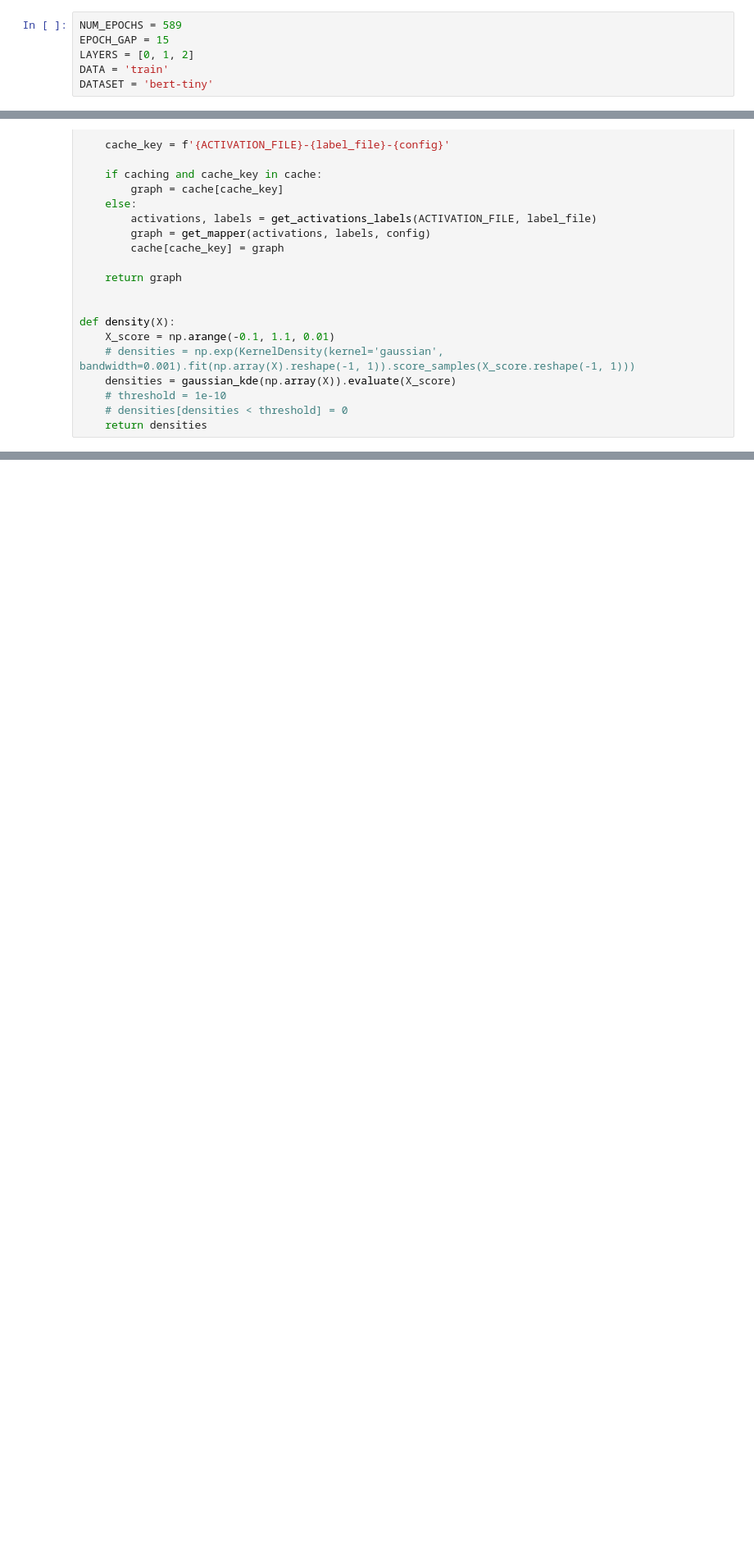
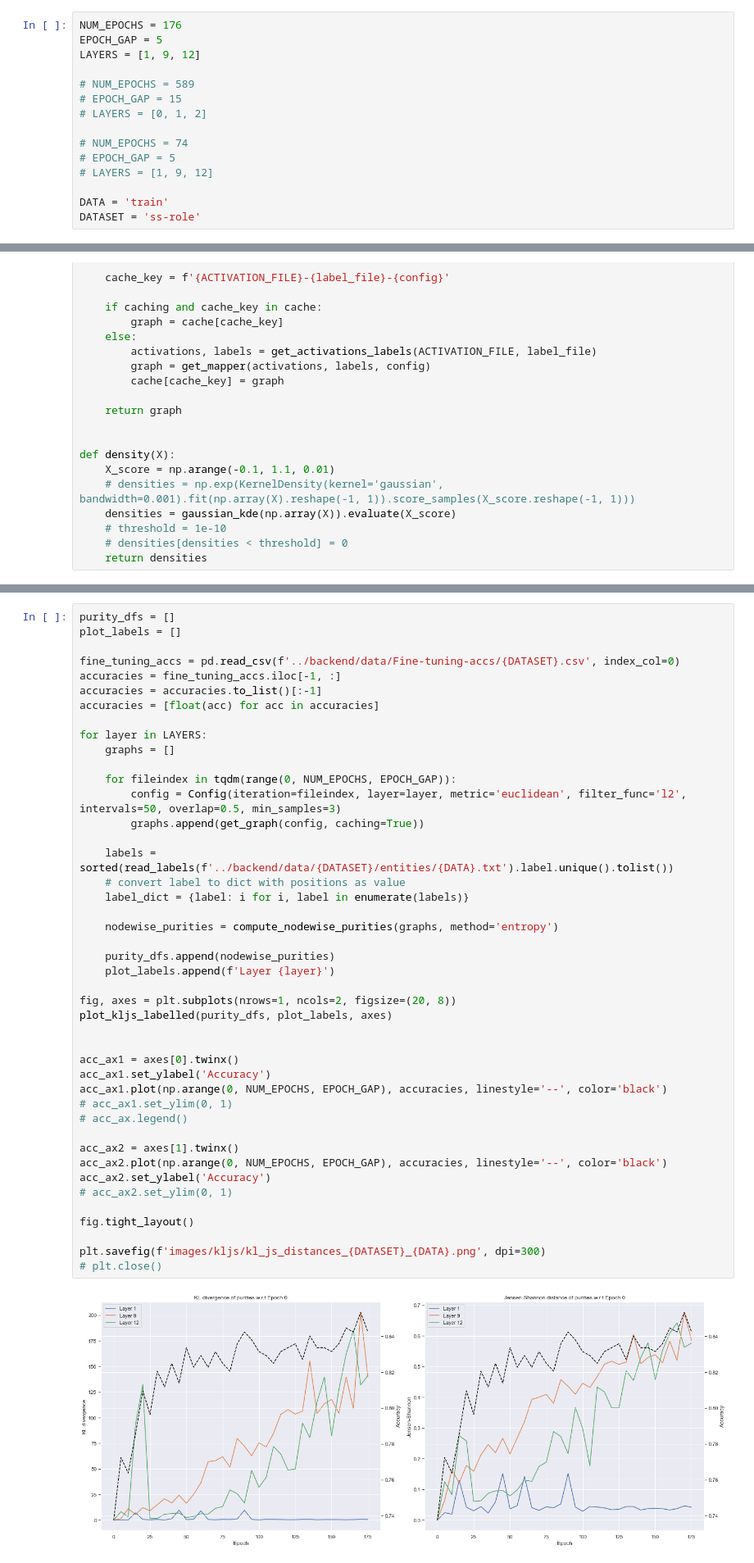
Before and after one commit to tdavislab/TopoBERT, a Jupyter notebook: notebooks/impuritiesv3.ipynb, the cells around one changed output, grey strips where cells are left out. Shown at 82% size. Saved outputs shown, nothing was run; the diff lists cells and outputs as text; blank space fills up the shorter version.

```diff
--- a/notebooks/impuritiesv3.ipynb
+++ b/notebooks/impuritiesv3.ipynb
@@ -24,11 +24,20 @@ from scipy.stats import gaussian_kde
 sns.set()
 cache = Cache('./cachev3/')
 # %%
-NUM_EPOCHS = 589
-EPOCH_GAP = 15
-LAYERS = [0, 1, 2]
+NUM_EPOCHS = 176
+EPOCH_GAP = 5
+LAYERS = [1, 9, 12]
+
+# NUM_EPOCHS = 589
+# EPOCH_GAP = 15
+# LAYERS = [0, 1, 2]
+
+# NUM_EPOCHS = 74
+# EPOCH_GAP = 5
+# LAYERS = [1, 9, 12]
+
 DATA = 'train'
-DATASET = 'bert-tiny'
+DATASET = 'ss-role'
 # %%
 @dataclass
 class Config:
@@ -301,3 +342,49 @@ for layer in LAYERS:
     # pointwise_purities = compute_pointwise_purities(graphs)
     # plot_ridge_plots(pointwise_purities, 'iteration', 'purity')
     # plt.savefig(f'images/purity_dists_v3/pointwise_{DATASET}_layer{LAYER}_{DATA}.png', dpi=300)
+# %%
+purity_dfs = []
+plot_labels = []
+
+fine_tuning_accs = pd.read_csv(f'../backend/data/Fine-tuning-accs/{DATASET}.csv', index_col=0)
+accuracies = fine_tuning_accs.iloc[-1, :]
+accuracies = accuracies.to_list()[:-1]
+accuracies = [float(acc) for acc in accuracies]
+
+for layer in LAYERS:
+    graphs = []
+
+    for fileindex in tqdm(range(0, NUM_EPOCHS, EPOCH_GAP)):
+        config = Config(iteration=fileindex, layer=layer, metric='euclidean', filter_func='l2', intervals=50, overlap=0.5, min_samples=3)
+        graphs.append(get_graph(config, caching=True))
+
+    labels = sorted(read_labels(f'../backend/data/{DATASET}/entities/{DATA}.txt').label.unique().tolist())
+    # convert label to dict with positions as value
+    label_dict = {label: i for i, label in enumerate(labels)}
+
+    nodewise_purities = compute_nodewise_purities(graphs, method='entropy')
+
+    purity_dfs.append(nodewise_purities)
+    plot_labels.append(f'Layer {layer}')
+
+fig, axes = plt.subplots(nrows=1, ncols=2, figsize=(20, 8))
+plot_kljs_labelled(purity_dfs, plot_labels, axes)
+
+
+acc_ax1 = axes[0].twinx()
+acc_ax1.set_ylabel('Accuracy')
+acc_ax1.plot(np.arange(0, NUM_EPOCHS, EPOCH_GAP), accuracies, linestyle='--', color='black')
+# acc_ax1.set_ylim(0, 1)
+# acc_ax.legend()
+
+acc_ax2 = axes[1].twinx()
+acc_ax2.plot(np.arange(0, NUM_EPOCHS, EPOCH_GAP), accuracies, linestyle='--', color='black')
+acc_ax2.set_ylabel('Accuracy')
+# acc_ax2.set_ylim(0, 1)
+
+fig.tight_layout()
+
+plt.savefig(f'images/kljs/kl_js_distances_{DATASET}_{DATA}.png', dpi=300)
+# plt.close()
+# %% [output]
+[figure, added]
```
Also changed, not shown: parts of 3 cells of this notebook, 5 other files.
